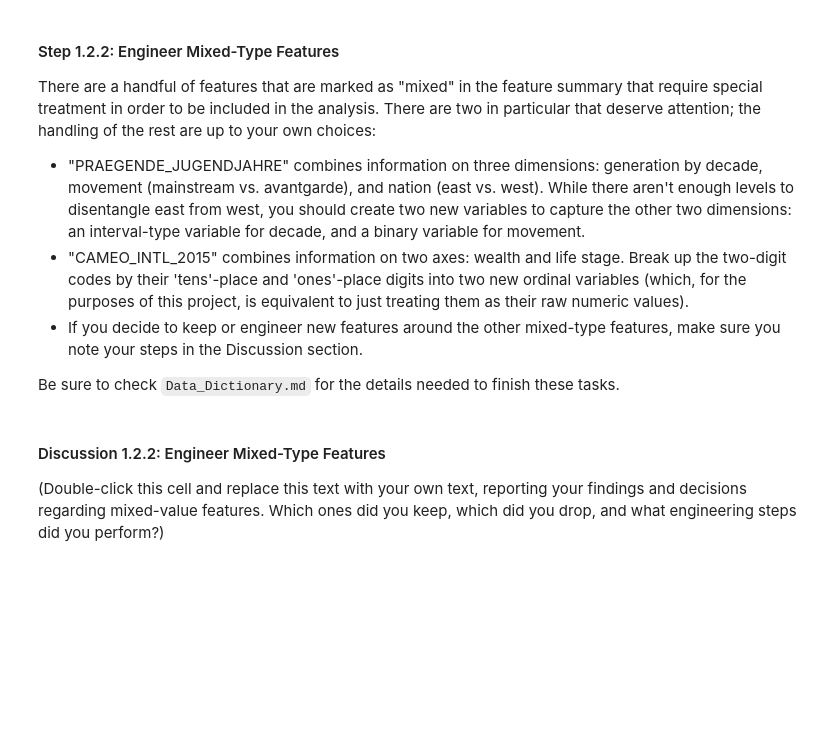
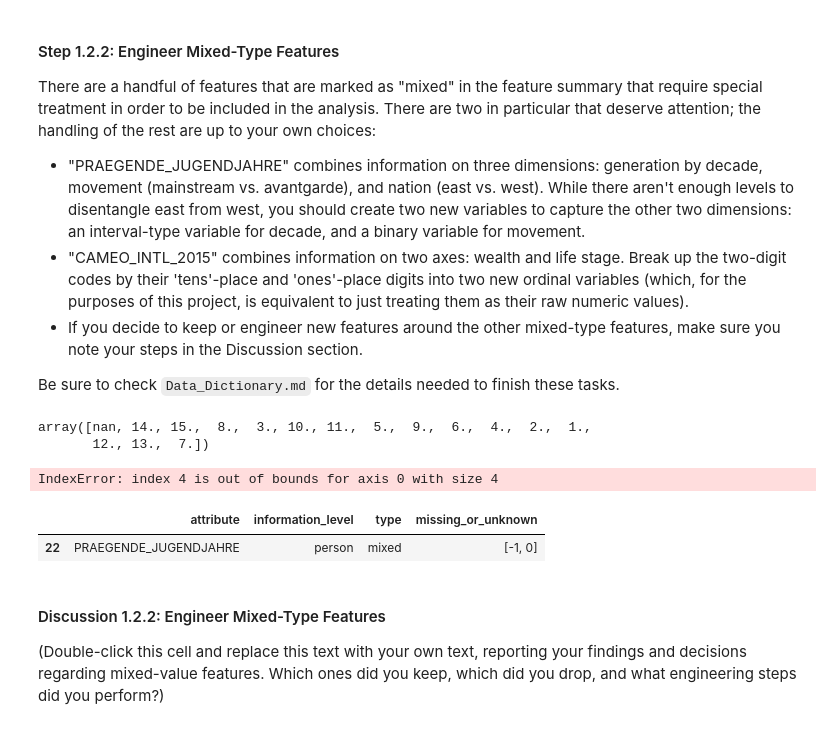
Before and after one commit to jmnickerson05/udacity_identify_customer_segments, a Jupyter notebook: Identify_Customer_Segments.ipynb, the cells around one changed output. Drawn from its saved outputs; the diff is of its cells as text; code cells hidden in the pictures; blank space fills up the shorter version.

```diff
--- a/Identify_Customer_Segments.ipynb
+++ b/Identify_Customer_Segments.ipynb
@@ -390,8 +485,19 @@ There are a handful of features that are marked as "mixed" in the feature summar
 Be sure to check `Data_Dictionary.md` for the details needed to finish these tasks.
 # %%
 # Investigate "PRAEGENDE_JUGENDJAHRE" and engineer two new variables.
+
+azdias['PRAEGENDE_JUGENDJAHRE'].unique()
+# %% [output]
+array([nan, 14., 15.,  8.,  3., 10., 11.,  5.,  9.,  6.,  4.,  2.,  1.,
+       12., 13.,  7.])
 # %%
 # Investigate "CAMEO_INTL_2015" and engineer two new variables.
+# azdias['CAMEO_INTL_2015'].head(n=100)
+feat_info[feat_info.attribute == 'PRAEGENDE_JUGENDJAHRE']
+# %% [output]
+IndexError: index 4 is out of bounds for axis 0 with size 4
+|  | attribute | information_level | type | missing_or_unknown |
+| 22 | PRAEGENDE_JUGENDJAHRE | person | mixed | [-1, 0] |
 # %% [markdown]
 #### Discussion 1.2.2: Engineer Mixed-Type Features
 
```
Also changed, not shown: parts of 24 cells of this notebook, 1 other file.
